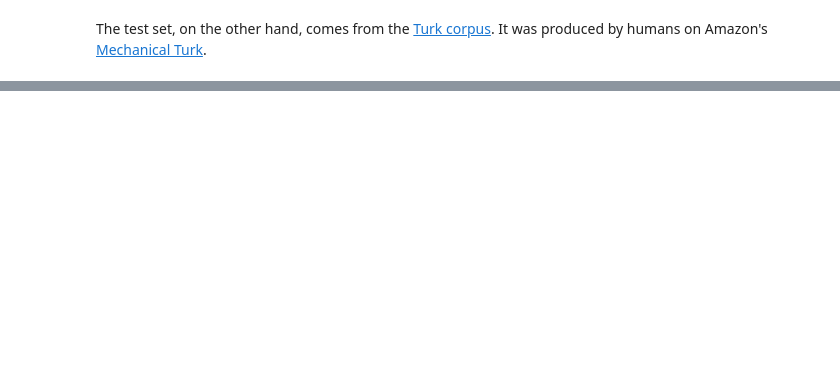
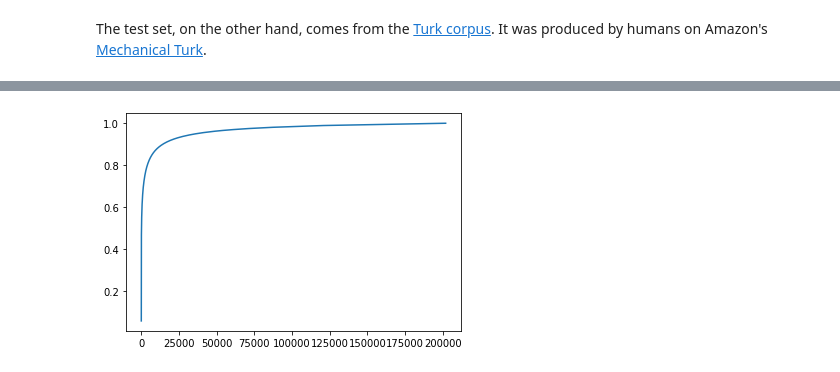
Before and after one commit to bencwallace/cleartext, a Jupyter notebook: notebooks/cleartext.ipynb, the cells around one changed output, grey strips where cells are left out. Saved outputs shown, nothing was run; the diff lists cells and outputs as text; code cells hidden in the pictures; blank space fills up the shorter version.

```diff
--- a/notebooks/cleartext.ipynb
+++ b/notebooks/cleartext.ipynb
@@ -85,0 +118,3 @@ test.head()
+# %%
+counts = count_tokens(train['source'])
+len(counts)
@@ -85,0 +125,5 @@ test.head()
+# %%
+def plot_counts(counts):
+    total = sum(counts)
+    ratio = np.cumsum(counts) / total
+    plt.plot(ratio)
@@ -85,0 +140,3 @@ test.head()
+# %%
+train, valid, test = load_wiki('wikilarge')
+len(train)
@@ -85,0 +154,6 @@ test.head()
+# %%
+counts = count_tokens(train['source'])
+# %%
+plot_counts(counts)
+# %% [output]
+[figure, added]
```
Also changed, not shown: parts of 21 cells of this notebook, 4 other files.
